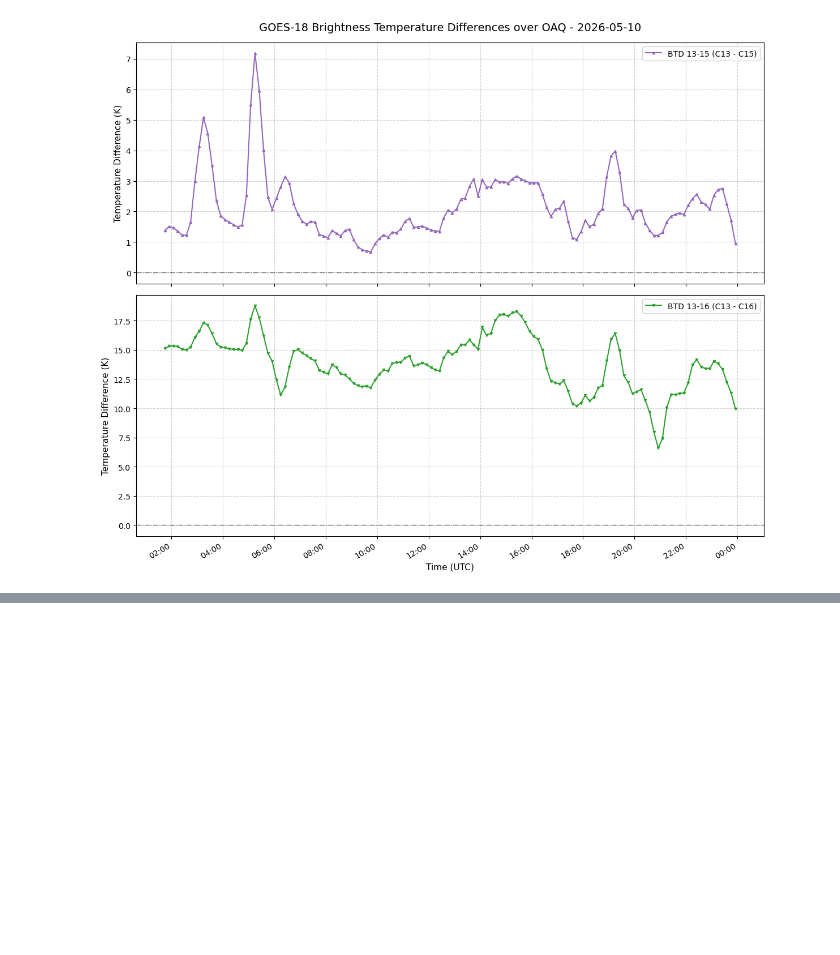
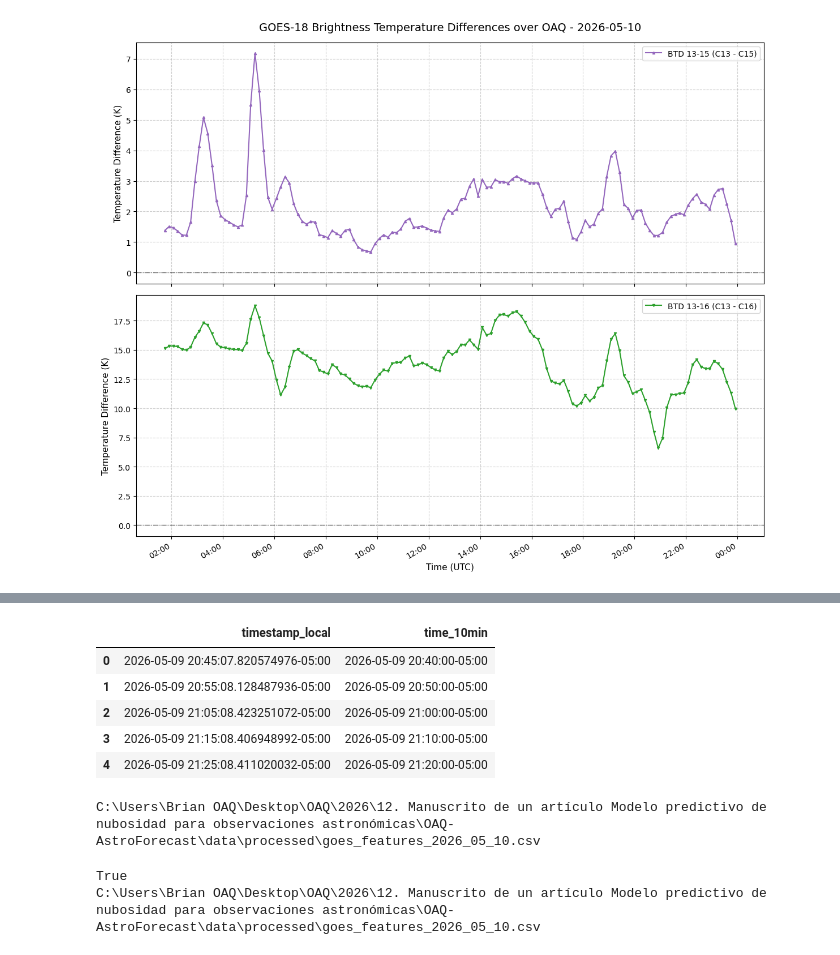
Before and after one commit to BryanR0b3rt0/OAQ-AstroForecast, a Jupyter notebook: notebooks/02_goes_cloud_dataset.ipynb, the cells around one changed output, grey strips where cells are left out. Saved outputs shown, nothing was run; the diff lists cells and outputs as text; code cells hidden in the pictures; blank space fills up the shorter version.

Commit message:
Actualizar notebook de GOES e incorporar estructura para datos GFS

```diff
--- a/notebooks/02_goes_cloud_dataset.ipynb
+++ b/notebooks/02_goes_cloud_dataset.ipynb
@@ -684,0 +723,47 @@ plt.show()
+# %%
+goes_df["time_10min"] = (
+    goes_df["timestamp_local"]
+    .dt.floor("10min")
+)
+
+goes_df[
+    ["timestamp_local", "time_10min"]
+].head()
+# %% [output]
+|  | timestamp_local | time_10min |
+| 0 | 2026-05-09 20:45:07.820574976-05:00 | 2026-05-09 20:40:00-05:00 |
+| 1 | 2026-05-09 20:55:08.128487936-05:00 | 2026-05-09 20:50:00-05:00 |
+| 2 | 2026-05-09 21:05:08.423251072-05:00 | 2026-05-09 21:00:00-05:00 |
+| 3 | 2026-05-09 21:15:08.406948992-05:00 | 2026-05-09 21:10:00-05:00 |
+| 4 | 2026-05-09 21:25:08.411020032-05:00 | 2026-05-09 21:20:00-05:00 |
+# %%
+from pathlib import Path
+
+Path("../data/processed").mkdir(
+    parents=True,
+    exist_ok=True
+)
+
+output_file = (
+    Path("../data/processed")
+    / "goes_features_2026_05_10.csv"
+)
+
+goes_df.to_csv(
+    output_file,
+    index=False
+)
+
+print(output_file.resolve())
+# %% [output]
+C:\Users\Brian OAQ\Desktop\OAQ\2026\12. Manuscrito de un artículo Modelo predictivo de nubosidad para observaciones astronómicas\OAQ-AstroForecast\data\processed\goes_features_2026_05_10.csv
+# %%
+archivo = Path(
+    "../data/processed/goes_features_2026_05_10.csv"
+)
+
+print(archivo.exists())
+print(archivo.resolve())
+# %% [output]
+True
+C:\Users\Brian OAQ\Desktop\OAQ\2026\12. Manuscrito de un artículo Modelo predictivo de nubosidad para observaciones astronómicas\OAQ-AstroForecast\data\processed\goes_features_2026_05_10.csv
```
Also changed, not shown: parts of 5 cells of this notebook, 1 other file.
